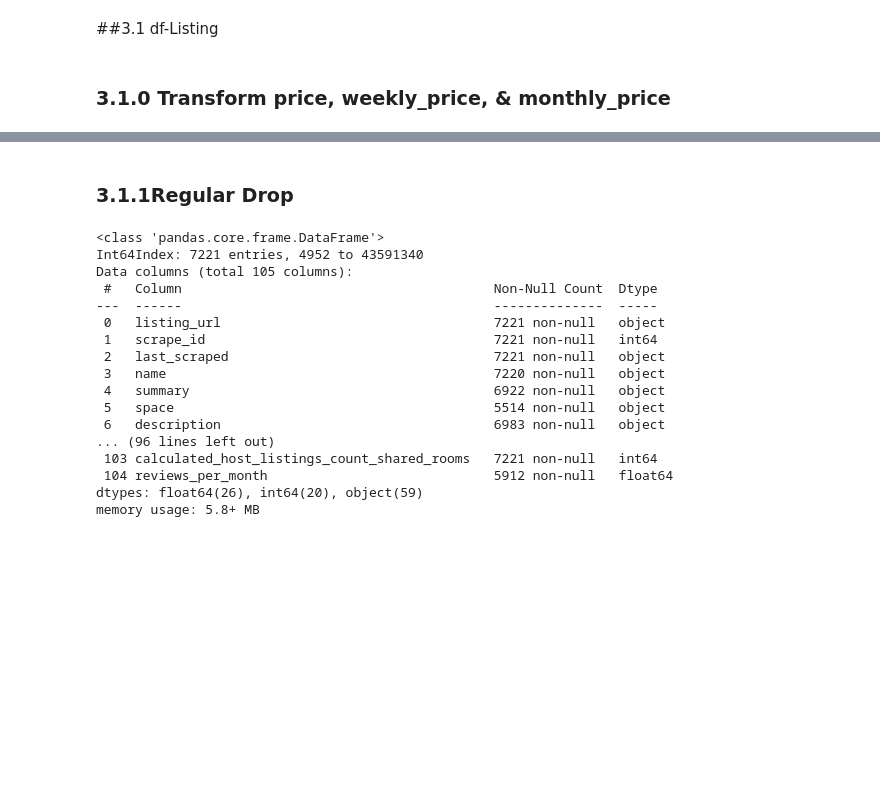
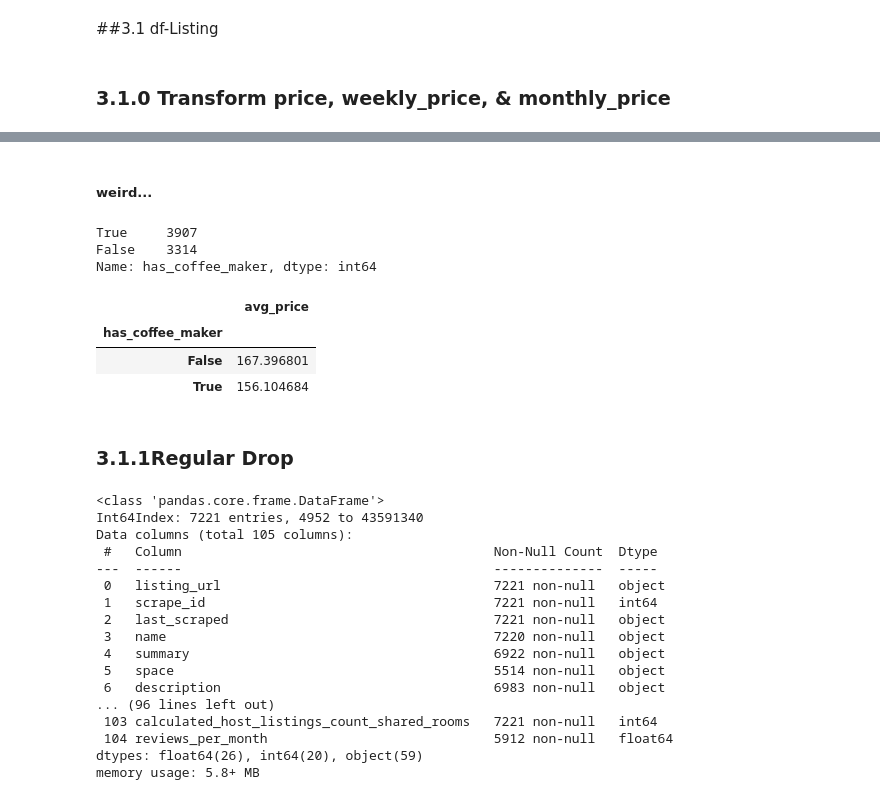
Before and after one commit to johnfcchan/crackdatescience, a Jupyter notebook: Prediction_on_Kaggle_AirBnB.ipynb, the cells around one changed output, grey strips where cells are left out. Cells and saved outputs as stored; diff of their text form; code cells hidden in the pictures; blank space fills up the shorter version.

```diff
--- a/Prediction_on_Kaggle_AirBnB.ipynb
+++ b/Prediction_on_Kaggle_AirBnB.ipynb
@@ -113,3 +113,24 @@ memory usage: 5.8+ MB
+# %% [markdown]
+##### weird...
+# %%
+listings = dfs[0]
+listings.loc[:,"has_coffee_maker"] = ['coffee maker' in row.lower() for row in listings.amenities]
+print(listings.has_coffee_maker.value_counts())
+
+listings.groupby(
+    ["has_coffee_maker"]
+).agg(
+    avg_price = ("price", "mean")
+)
+#ref: https://towardsdatascience.com/data-cleaning-and-eda-on-airbnb-dataset-with-python-pandas-and-seaborn-7c276116b650
+# %% [output]
+True     3907
+False    3314
+Name: has_coffee_maker, dtype: int64
+|  | avg_price |
+| has_coffee_maker |  |
+| False | 167.396801 |
+| True | 156.104684 |
 # %% [markdown]
 ### 3.1.1Regular Drop
 # %%
```
Also changed, not shown: parts of 12 cells of this notebook.
